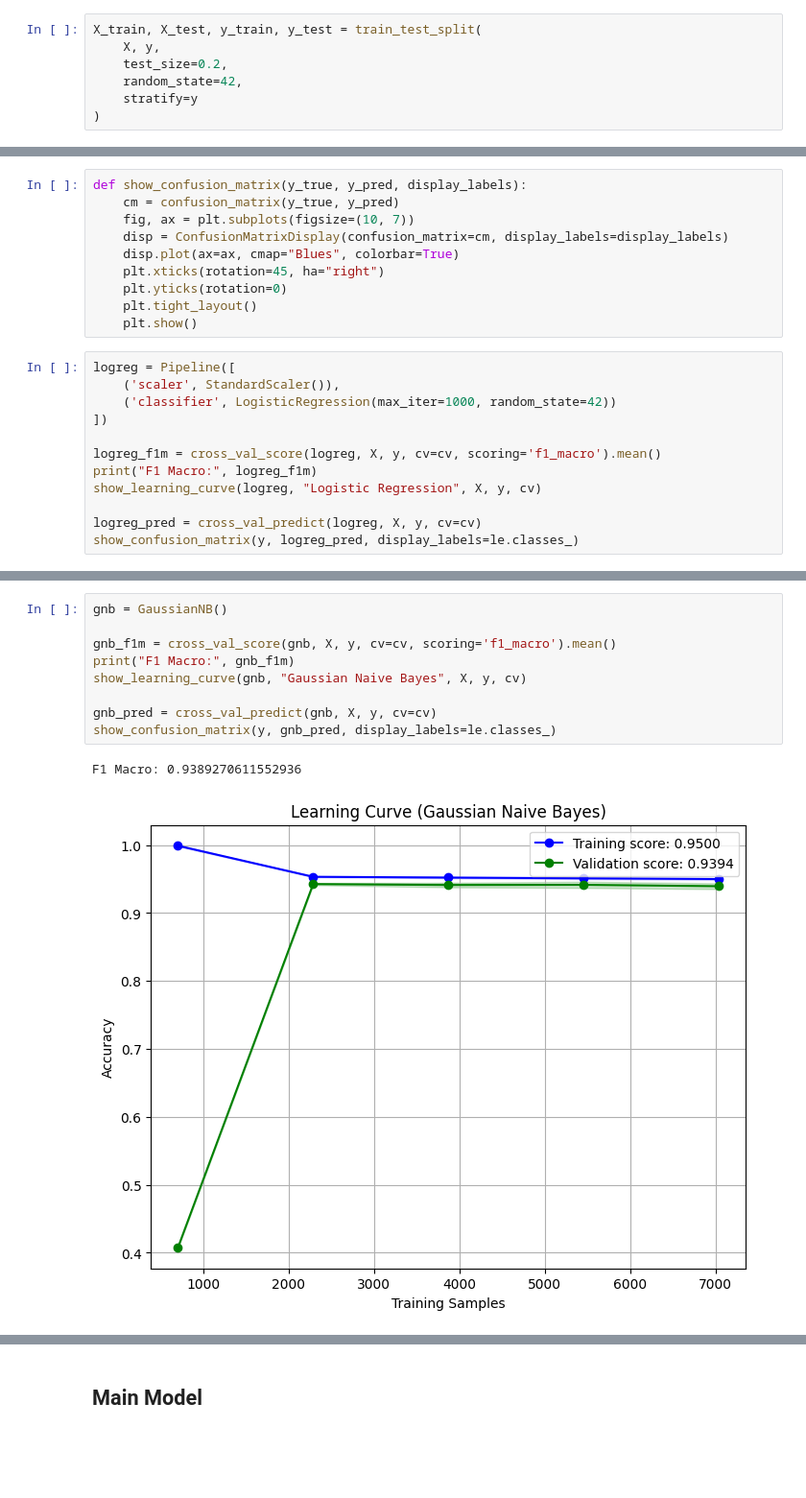
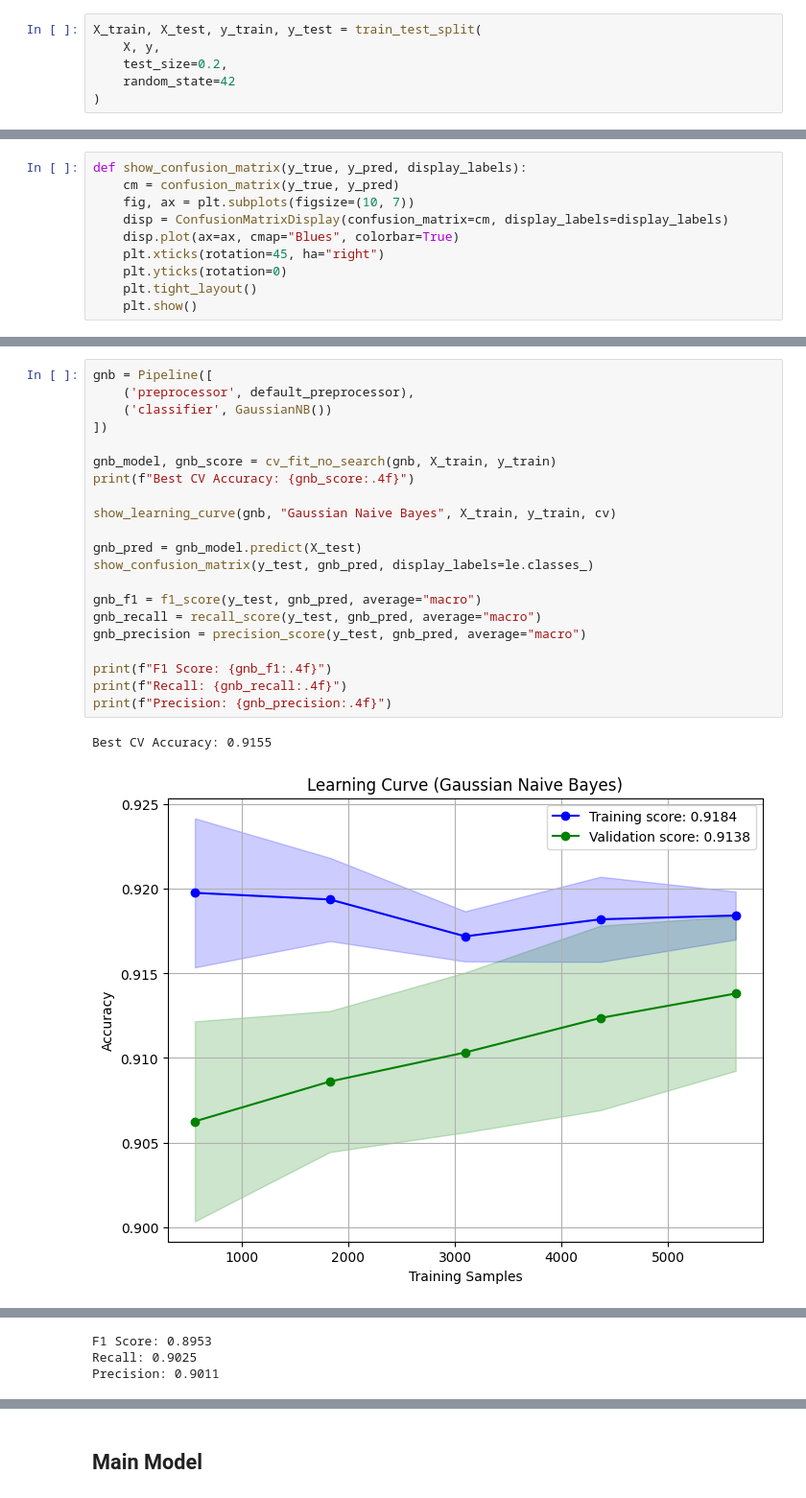
Before and after one commit to MMADUs/Plant-Recommendation-System, a Jupyter notebook: pipeline.ipynb, the cells around one changed output, grey strips where cells are left out. Shown at 96% size. Cells and saved outputs as stored; diff of their text form; blank space fills up the shorter version.

```diff
--- a/pipeline.ipynb
+++ b/pipeline.ipynb
@@ -199,8 +310,7 @@ y = df["le_label"]
 X_train, X_test, y_train, y_test = train_test_split(
     X, y,
     test_size=0.2,
-    random_state=42,
-    stratify=y
+    random_state=42
 )
 # %%
 cv = StratifiedKFold(n_splits=5, shuffle=True, random_state=42)
@@ -247,15 +377,3 @@ def show_confusion_matrix(y_true, y_pred, display_labels):
     plt.yticks(rotation=0)
     plt.tight_layout()
     plt.show()
-# %%
-logreg = Pipeline([
-    ('scaler', StandardScaler()),
-    ('classifier', LogisticRegression(max_iter=1000, random_state=42))
-])
-
-logreg_f1m = cross_val_score(logreg, X, y, cv=cv, scoring='f1_macro').mean()
-print("F1 Macro:", logreg_f1m)
-show_learning_curve(logreg, "Logistic Regression", X, y, cv)
-
-logreg_pred = cross_val_predict(logreg, X, y, cv=cv)
-show_confusion_matrix(y, logreg_pred, display_labels=le.classes_)
@@ -266,12 +380,24 @@ F1 Macro: 0.9282317136699495
 # %%
-gnb = GaussianNB()
+gnb = Pipeline([
+    ('preprocessor', default_preprocessor),
+    ('classifier', GaussianNB())
+])
 
-gnb_f1m = cross_val_score(gnb, X, y, cv=cv, scoring='f1_macro').mean()
-print("F1 Macro:", gnb_f1m)
-show_learning_curve(gnb, "Gaussian Naive Bayes", X, y, cv)
+gnb_model, gnb_score = cv_fit_no_search(gnb, X_train, y_train)
+print(f"Best CV Accuracy: {gnb_score:.4f}")
 
-gnb_pred = cross_val_predict(gnb, X, y, cv=cv)
-show_confusion_matrix(y, gnb_pred, display_labels=le.classes_)
+show_learning_curve(gnb, "Gaussian Naive Bayes", X_train, y_train, cv)
+
+gnb_pred = gnb_model.predict(X_test)
+show_confusion_matrix(y_test, gnb_pred, display_labels=le.classes_)
+
+gnb_f1 = f1_score(y_test, gnb_pred, average="macro")
+gnb_recall = recall_score(y_test, gnb_pred, average="macro")
+gnb_precision = precision_score(y_test, gnb_pred, average="macro")
+
+print(f"F1 Score: {gnb_f1:.4f}")
+print(f"Recall: {gnb_recall:.4f}")
+print(f"Precision: {gnb_precision:.4f}")
 # %% [output]
-F1 Macro: 0.9389270611552936
+Best CV Accuracy: 0.9155
-[figure, old version]
+[figure, new version]
@@ -278,0 +405,3 @@ F1 Macro: 0.9389270611552936
+F1 Score: 0.8953
+Recall: 0.9025
+Precision: 0.9011
```
Also changed, not shown: parts of 30 cells of this notebook, 3 other files.
